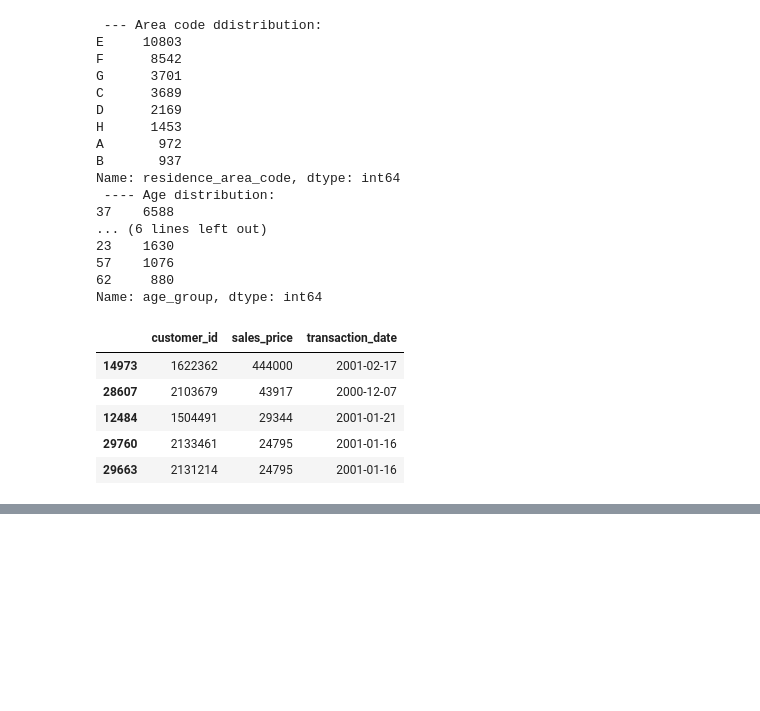
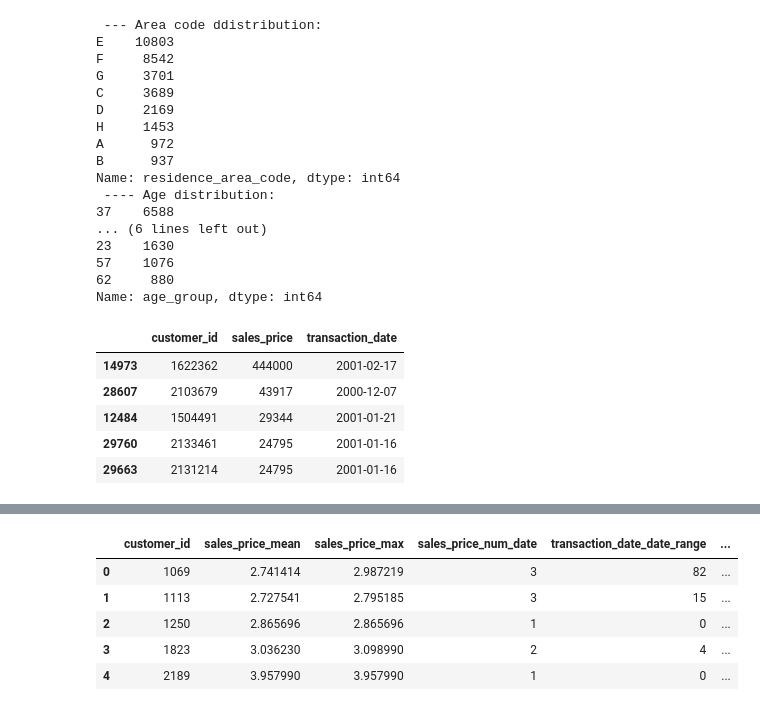
Before and after one commit to ahoosh/Sales_Prediction, a Jupyter notebook: Sales.ipynb, the cells around one changed output, grey strips where cells are left out. Drawn from its saved outputs; the diff is of its cells as text; code cells hidden in the pictures; blank space fills up the shorter version.

```diff
--- a/Sales.ipynb
+++ b/Sales.ipynb
@@ -185,0 +244,16 @@ finalSales.shape
+# %%
+data['sales_price'] = data['sales_price'].map(lambda x: 1 if x > np.log10(1500) else 0)
+data['residence_area_code'] = data['residence_area_code'].map(lambda x: x[0])
+data['residence_area_code'] = data['residence_area_code'].astype('category')
+data['sales_price'] = data['sales_price'].astype('binary')
+# %%
+data['sales_price'] = data['sales_price'].astype('int')
+# %%
+data.head()
+# %% [output]
+|  | customer_id | sales_price_mean | sales_price_max | sales_price_num_date | transaction_date_date_range | ... |
+| 0 | 1069 | 2.741414 | 2.987219 | 3 | 82 | ... |
+| 1 | 1113 | 2.727541 | 2.795185 | 3 | 15 | ... |
+| 2 | 1250 | 2.865696 | 2.865696 | 1 | 0 | ... |
+| 3 | 1823 | 3.036230 | 3.098990 | 2 | 4 | ... |
+| 4 | 2189 | 3.957990 | 3.957990 | 1 | 0 | ... |
```
Also changed, not shown: parts of 18 cells of this notebook.
